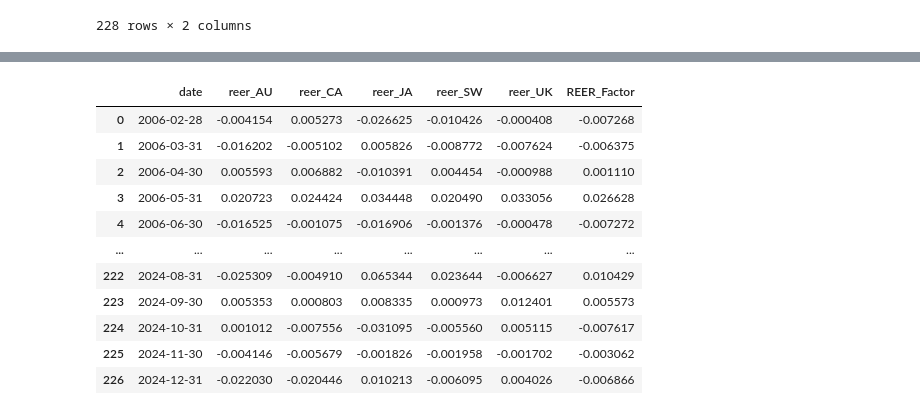
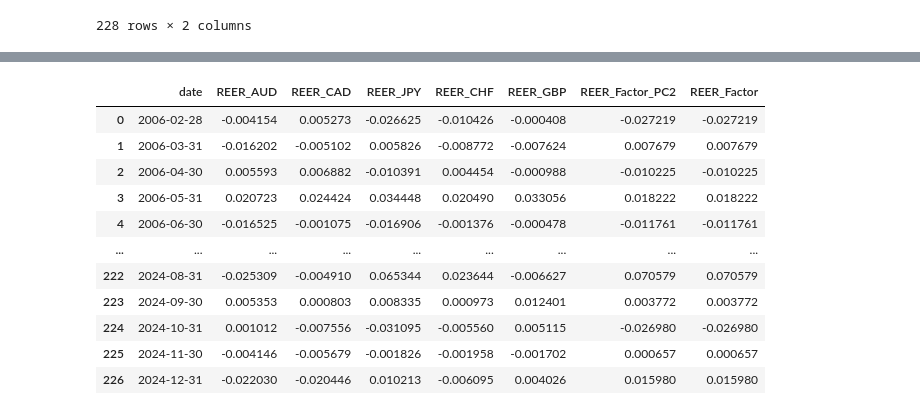
Before and after one commit to Lilas-Bertot/ETUDE-DE-CAS-2, a Jupyter notebook: Étude de cas 2.ipynb, the cells around one changed output, grey strips where cells are left out. Saved outputs shown, nothing was run; the diff lists cells and outputs as text; code cells hidden in the pictures.

```diff
--- a/Étude de cas 2.ipynb
+++ b/Étude de cas 2.ipynb
@@ -1816,32 +1207,63 @@ Calcul de la **moyenne des variations REER** des 5 devises pour créer un facteu
 # %%
-# Créer le facteur REER agrégé = moyenne des variations REER des 5 devises
-# Fusionner tous les REER sur la date
+# NOUVELLE CONSTRUCTION : Facteur REER pondéré selon les loadings de PC2
+# Objectif : Reproduire la structure safe-haven (JPY) vs cycliques de PC2
 
 # Commencer avec les dates de référence
 reer_factor_df = reer_monthly['AU'][['date']].copy()
 
-# Ajouter toutes les variations REER
-for currency in ['AU', 'CA', 'JA', 'SW', 'UK']:
-    reer_factor_df = reer_factor_df.merge(
-        reer_monthly[currency][['date', 'reer_change']],
-        on='date',
-        how='inner',
-        suffixes=('', f'_{currency}')
-    )
-    # Renommer la colonne
-    if 'reer_change' in reer_factor_df.columns:
-        reer_factor_df = reer_factor_df.rename(columns={'reer_change': f'reer_{currency}'})
+# Ajouter toutes les variations REER avec noms explicites pour chaque devise
+reer_factor_df = reer_factor_df.merge(
+    reer_monthly['AU'][['date', 'reer_change']].rename(columns={'reer_change': 'REER_AUD'}),
+    on='date', how='inner'
+).merge(
+    reer_monthly['CA'][['date', 'reer_change']].rename(columns={'reer_change': 'REER_CAD'}),
+    on='date', how='inner'
+).merge(
+    reer_monthly['JA'][['date', 'reer_change']].rename(columns={'reer_change': 'REER_JPY'}),
+    on='date', how='inner'
+).merge(
+    reer_monthly['SW'][['date', 'reer_change']].rename(columns={'reer_change': 'REER_CHF'}),
+    on='date', how='inner'
+).merge(
+    reer_monthly['UK'][['date', 'reer_change']].rename(columns={'reer_change': 'REER_GBP'}),
+    on='date', how='inner'
+)
 
-# Vérifier les colonnes
-print("Colonnes disponibles :", reer_factor_df.columns.tolist())
+# Poids PC2 exacts de l'ACP (loadings de la deuxième composante principale)
+# Source : Vecteurs propres PC2 calculés dans l'ACP
+# Structure : JPY (safe-haven, positif dominant) vs devises cycliques (négatifs)
+weights_pc2 = {
+    'JPY': +0.8477,   # Safe-haven DOMINANT (positif fort)
+    'CHF': +0.3481,   # Safe-haven secondaire (positif)
+    'AUD': -0.1570,   # Cyclique (négatif)
+    'CAD': -0.3328,   # Cyclique (négatif)
+    'GBP': -0.2036    # Cyclique (négatif)
+}
 
-# Calculer la moyenne des 5 variations REER
-reer_cols = [col for col in reer_factor_df.columns if col.startswith('reer_')]
-reer_factor_df['REER_Factor'] = reer_factor_df[reer_cols].mean(axis=1)
+# Construire le facteur REER pondéré par les loadings de PC2
+# Formule : REER_PC2 = sum(weight_i × REER_i)
+reer_factor_df['REER_Factor_PC2'] = (
+    weights_pc2['JPY'] * reer_factor_df['REER_JPY'] +
+    weights_pc2['CHF'] * reer_factor_df['REER_CHF'] +
+    weights_pc2['AUD'] * reer_factor_df['REER_AUD'] +
+    weights_pc2['CAD'] * reer_factor_df['REER_CAD'] +
+    weights_pc2['GBP'] * reer_factor_df['REER_GBP']
+)
 
-print(f"✅ Facteur REER créé : {len(reer_factor_df)} observations")
+# Utiliser ce facteur pondéré comme REER_Factor pour la régression
+reer_factor_df['REER_Factor'] = reer_factor_df['REER_Factor_PC2']
+
+print(f"✅ Facteur REER pondéré par PC2 créé : {len(reer_factor_df)} observations")
 print(f"Période : {reer_factor_df['date'].min()} à {reer_factor_df['date'].max()}")
-print(f"\n📊 Statistiques du facteur REER agrégé :")
+print(f"\n📊 Structure du facteur (poids PC2 de l'ACP) :")
+print(f"  JPY (safe-haven) : +{weights_pc2['JPY']:.4f} ⭐ DOMINANT")
+print(f"  CHF (safe-haven) : +{weights_pc2['CHF']:.4f}")
+print(f"  AUD (cyclique)   : {weights_pc2['AUD']:.4f}")
+print(f"  CAD (cyclique)   : {weights_pc2['CAD']:.4f}")
+print(f"  GBP (cyclique)   : {weights_pc2['GBP']:.4f}")
+print(f"\nInterprétation : Ce facteur reproduit le contraste PC2 (safe-haven vs cycliques)")
+print(f"via les différentiels d'inflation réelle plutôt que les rendements bruts.")
+print(f"\n📊 Statistiques du facteur REER pondéré :")
 print(reer_factor_df['REER_Factor'].describe())
 
 # Afficher les premières lignes
@@ -1863,13 +1288,13 @@ max        0.027197
 Name: REER_Factor, dtype: float64
-|  | date | reer_AU | reer_CA | reer_JA | reer_SW | reer_UK | REER_Factor |
-| 0 | 2006-02-28 | -0.004154 | 0.005273 | -0.026625 | -0.010426 | -0.000408 | -0.007268 |
-| 1 | 2006-03-31 | -0.016202 | -0.005102 | 0.005826 | -0.008772 | -0.007624 | -0.006375 |
-| 2 | 2006-04-30 | 0.005593 | 0.006882 | -0.010391 | 0.004454 | -0.000988 | 0.001110 |
-| 3 | 2006-05-31 | 0.020723 | 0.024424 | 0.034448 | 0.020490 | 0.033056 | 0.026628 |
-| 4 | 2006-06-30 | -0.016525 | -0.001075 | -0.016906 | -0.001376 | -0.000478 | -0.007272 |
-| ... | ... | ... | ... | ... | ... | ... | ... |
-| 222 | 2024-08-31 | -0.025309 | -0.004910 | 0.065344 | 0.023644 | -0.006627 | 0.010429 |
-| 223 | 2024-09-30 | 0.005353 | 0.000803 | 0.008335 | 0.000973 | 0.012401 | 0.005573 |
-| 224 | 2024-10-31 | 0.001012 | -0.007556 | -0.031095 | -0.005560 | 0.005115 | -0.007617 |
-| 225 | 2024-11-30 | -0.004146 | -0.005679 | -0.001826 | -0.001958 | -0.001702 | -0.003062 |
-| 226 | 2024-12-31 | -0.022030 | -0.020446 | 0.010213 | -0.006095 | 0.004026 | -0.006866 |
+|  | date | REER_AUD | REER_CAD | REER_JPY | REER_CHF | REER_GBP | REER_Factor_PC2 | REER_Factor |
+| 0 | 2006-02-28 | -0.004154 | 0.005273 | -0.026625 | -0.010426 | -0.000408 | -0.027219 | -0.027219 |
+| 1 | 2006-03-31 | -0.016202 | -0.005102 | 0.005826 | -0.008772 | -0.007624 | 0.007679 | 0.007679 |
+| 2 | 2006-04-30 | 0.005593 | 0.006882 | -0.010391 | 0.004454 | -0.000988 | -0.010225 | -0.010225 |
+| 3 | 2006-05-31 | 0.020723 | 0.024424 | 0.034448 | 0.020490 | 0.033056 | 0.018222 | 0.018222 |
+| 4 | 2006-06-30 | -0.016525 | -0.001075 | -0.016906 | -0.001376 | -0.000478 | -0.011761 | -0.011761 |
+| ... | ... | ... | ... | ... | ... | ... | ... | ... |
+| 222 | 2024-08-31 | -0.025309 | -0.004910 | 0.065344 | 0.023644 | -0.006627 | 0.070579 | 0.070579 |
+| 223 | 2024-09-30 | 0.005353 | 0.000803 | 0.008335 | 0.000973 | 0.012401 | 0.003772 | 0.003772 |
+| 224 | 2024-10-31 | 0.001012 | -0.007556 | -0.031095 | -0.005560 | 0.005115 | -0.026980 | -0.026980 |
+| 225 | 2024-11-30 | -0.004146 | -0.005679 | -0.001826 | -0.001958 | -0.001702 | 0.000657 | 0.000657 |
+| 226 | 2024-12-31 | -0.022030 | -0.020446 | 0.010213 | -0.006095 | 0.004026 | 0.015980 | 0.015980 |
```
Also changed, not shown: parts of 73 cells of this notebook, 2 other files.
